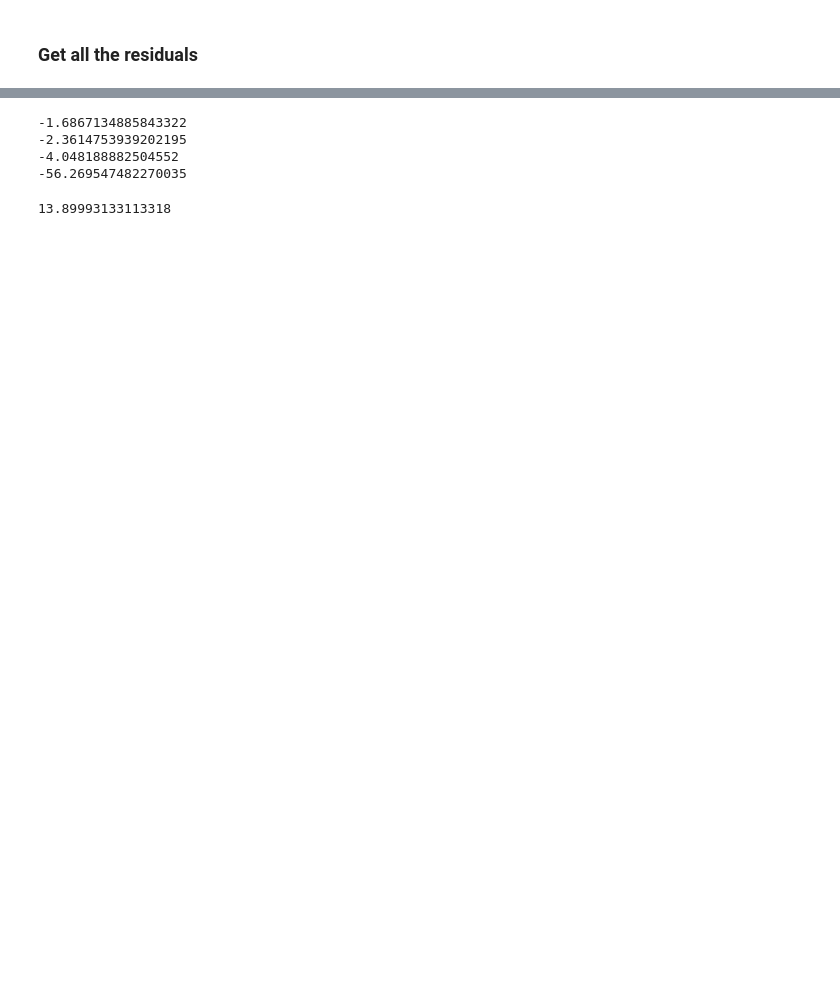
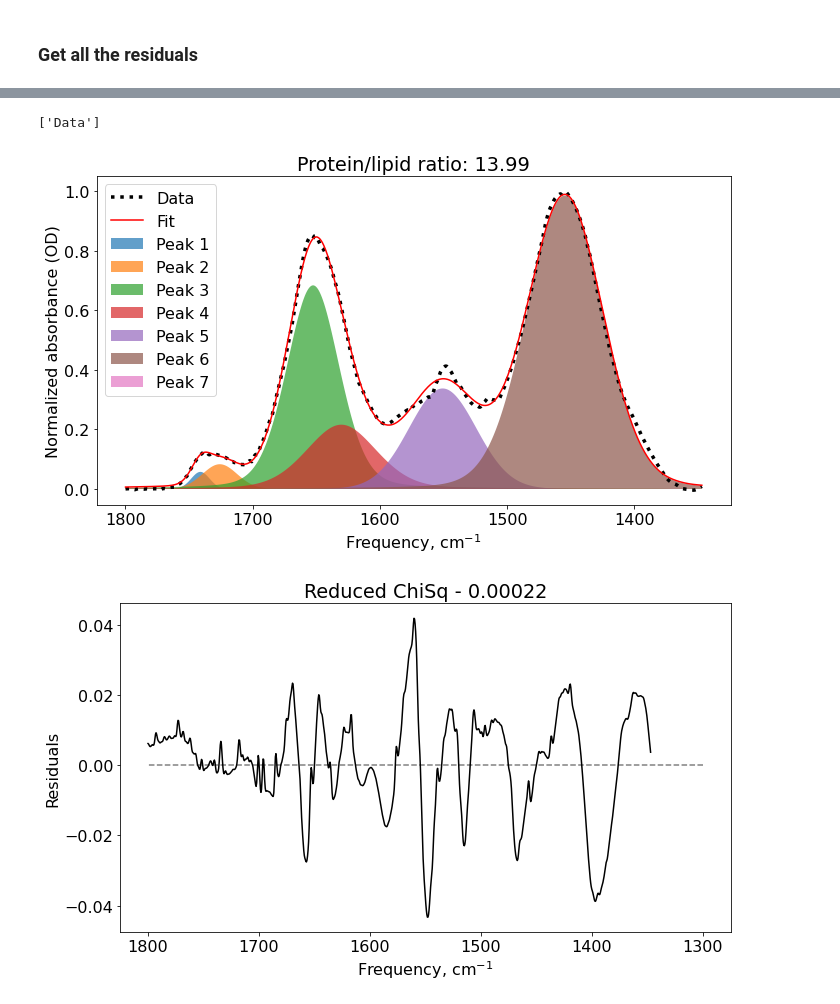
Before and after one commit to avrabyt/FTIR-fit, a Jupyter notebook: main_3.ipynb, the cells around one changed output, grey strips where cells are left out. Drawn from its saved outputs; the diff is of its cells as text; code cells hidden in the pictures; blank space fills up the shorter version.

```diff
--- a/main_3.ipynb
+++ b/main_3.ipynb
@@ -216,28 +236,22 @@ plot_res(x_fit,result.residual)
-# %%
-# Area under curve calculation
-from scipy.integrate import trapezoid
-
-a_p1 = trapezoid(peak1,x_fit)
-a_p2 = trapezoid(peak2,x_fit)
-print(a_p1)
-print(a_p2)
-sum_lipid = a_p1+a_p2
-print(sum_lipid)
-
-a_p3 = trapezoid(peak3,x_fit)
-a_p4 = trapezoid(peak4,x_fit)
-
-sum_protein = a_p3+a_p4
-print(sum_protein)
-
-r = sum_protein/sum_lipid
-r
-# %% [output]
--1.6867134885843322
--2.3614753939202195
--4.048188882504552
--56.269547482270035
-13.89993133113318
+# %%
+# Create dataframe
+res_df = create_residuals_df(res_stack,y_fit_norm_intensity)
+# Create Plots
+ax = plot_fit(res_df,x_fit)
+r = cal_peak(peak1,peak2, peak3, peak4, x_fit)
+ax.title( "Protein/lipid ratio: "+str(round(r,2)))
+# pip install pyppt
+import pyppt as ppt
+ppt.add_figure('Left',delete_placeholders=True, replace=True, slide_no=2)
+ppt.set_title(filename, slide_no=1)
+ppt.title_to_front(slide_no=2)
+ax1 = plot_res(x_fit,result.residual)
+ax1.title('Reduced ChiSq - '+str(round(result.redchi,5)))
+ppt.add_figure('Right', delete_placeholders=True, replace=True)
+# %% [output]
+['Data']
+[figure, added]
+[figure, added]
 # %%
 res = y_fit_norm_intensity - yout
 np.savetxt("y_fit_norm_intensity.csv",y_fit_norm_intensity, delimiter=",")
```
Also changed, not shown: parts of 9 cells of this notebook, 1 other file.
